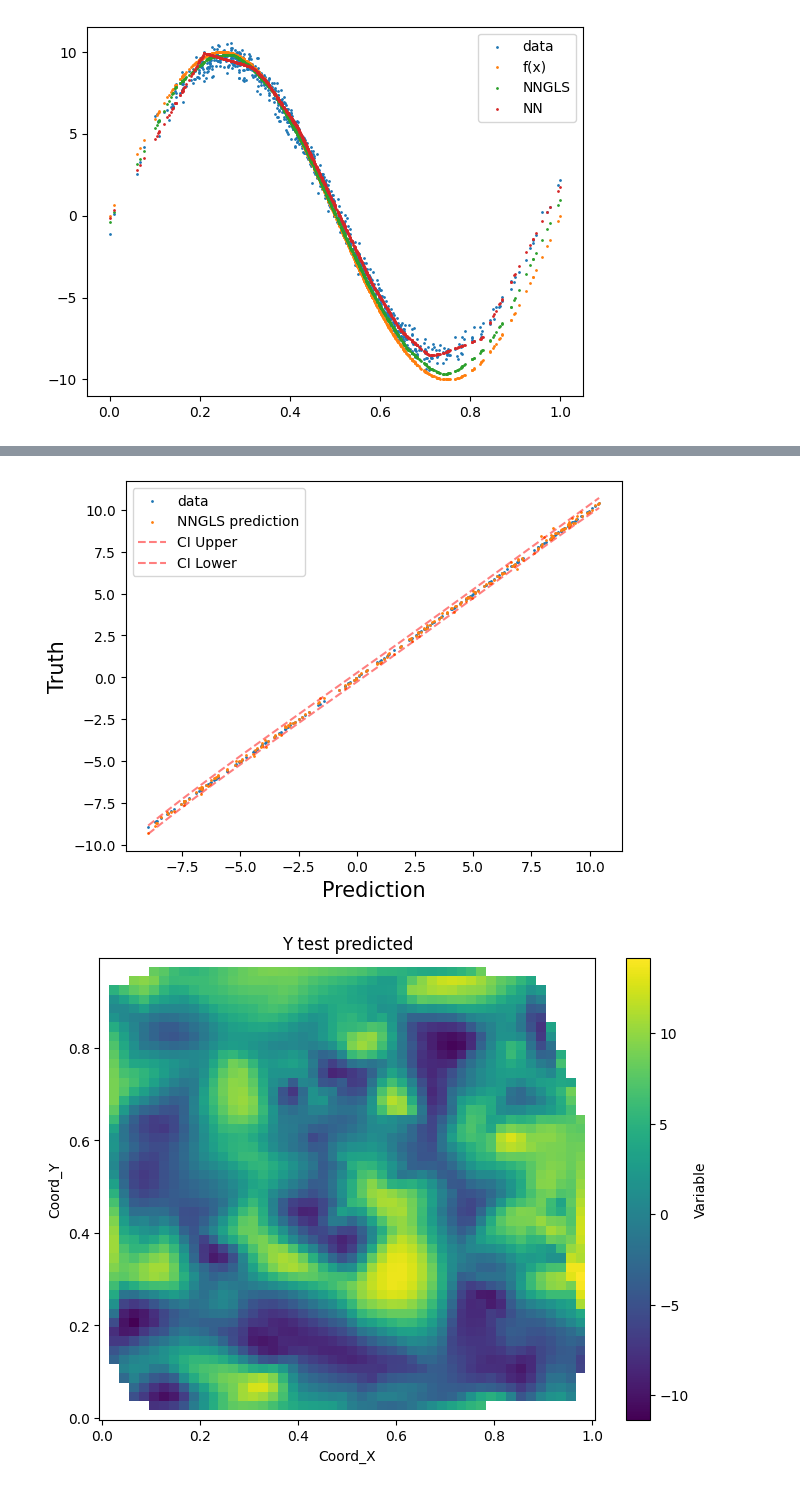
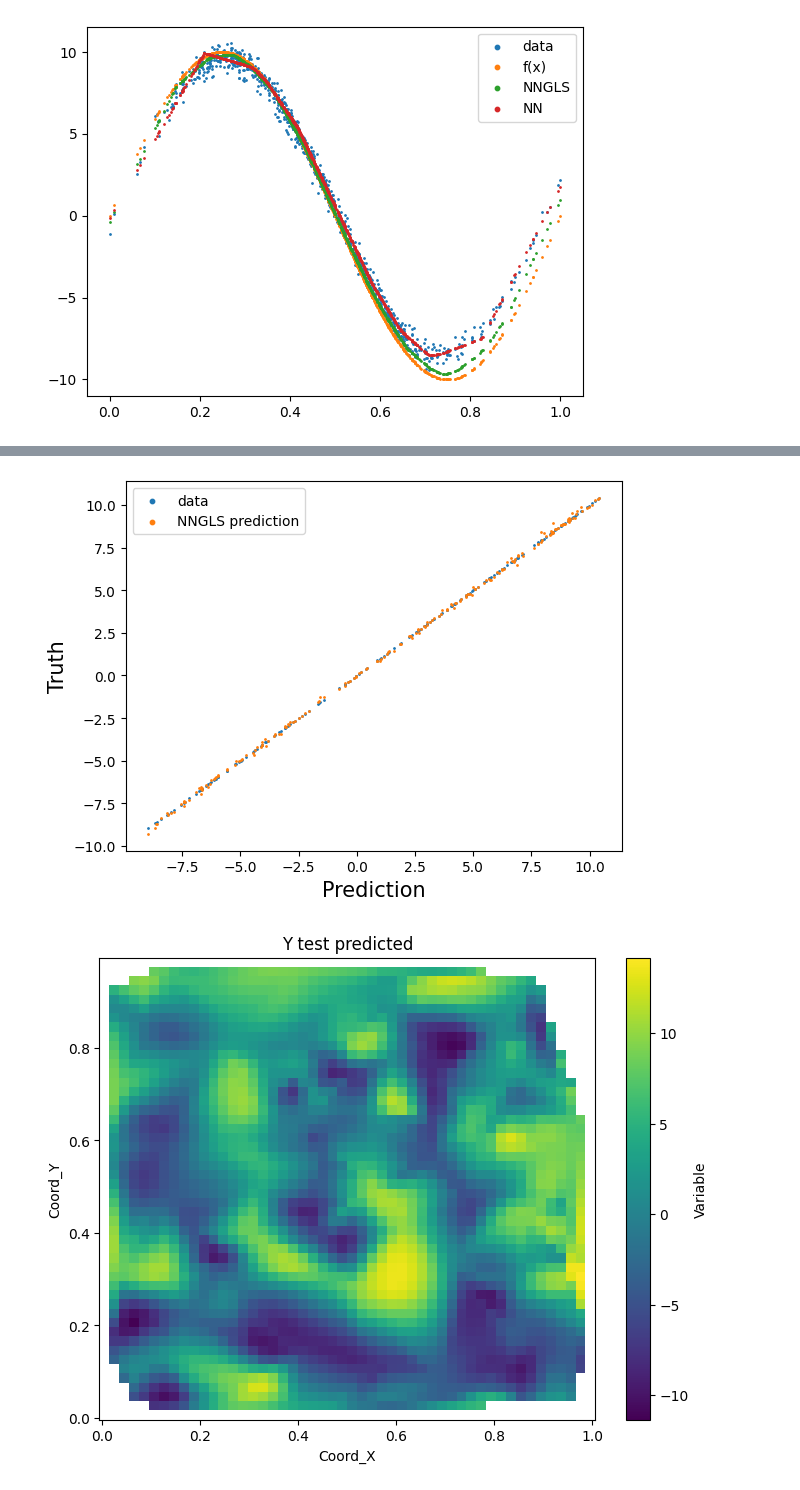
Before and after one commit to abhirupdatta/geospatial_stats_ML_short_course_2024, a Jupyter notebook: demo_code/Example_utils.ipynb, the cells around one changed output, grey strips where cells are left out. Saved outputs shown, nothing was run; the diff lists cells and outputs as text; code cells hidden in the pictures.

```diff
--- a/demo_code/Example_utils.ipynb
+++ b/demo_code/Example_utils.ipynb
@@ -211,7 +211,9 @@ plt.scatter(X.detach().numpy(), Y.detach().numpy(), s=1, label='data')
 plt.scatter(X.detach().numpy(), funXY(X.detach().numpy()), s=1, label='f(x)')
 plt.scatter(X.detach().numpy(), estimate, s=1, label='NNGLS')
 plt.scatter(X.detach().numpy(), mlp_nn(X).detach().numpy(), s=1, label='NN')
-plt.legend()
+lgnd = plt.legend()
+for handle in lgnd.legend_handles:
+    handle.set_sizes([10.0])
 plt.savefig(path + 'Estimation.png')
 # %% [output]
 [figure]
@@ -222,19 +224,23 @@ x_smooth = np.linspace(x_np.min(), x_np.max(), 200)  # Create finer x-points
 degree = 4
 U_fit = np.polyfit(x_np, test_CI_U, degree)
 L_fit = np.polyfit(x_np, test_CI_L, degree)
+Pred_fit = np.polyfit(x_np, test_predict, degree)
 
 # Evaluate the polynomial on a smooth grid
 y_smooth_U = np.polyval(U_fit, x_smooth)
 y_smooth_L = np.polyval(L_fit, x_smooth)
+y_smooth = np.polyval(Pred_fit, x_smooth)
 
 plt.clf()
 plt.scatter(data_test.x.detach().numpy(), data_test.y.detach().numpy(), s=1, label='data')
 plt.scatter(data_test.x.detach().numpy(), funXY(data_test.x.detach().numpy()), s=1, label='f(x)')
 plt.scatter(data_test.x.detach().numpy(), test_predict.detach().numpy(), s=1, label='NNGLS prediction')
-plt.plot(x_smooth, y_smooth_U, linestyle='--', label='NNGLS CI_U', color = 'red', alpha = 0.5)
-plt.plot(x_smooth, y_smooth_L, linestyle='--', label='NNGLS CI_L', color = 'red', alpha = 0.5)
-plt.legend()
+#plt.plot(x_smooth, y_smooth_U, linestyle='--', label='NNGLS CI_U', color = 'red', alpha = 0.5)
+#plt.plot(x_smooth, y_smooth_L, linestyle='--', label='NNGLS CI_L', color = 'red', alpha = 0.5)
 plt.xlabel("X", fontsize=15)
 plt.ylabel("Y", fontsize=15)
-plt.savefig(path + "Prediction_CI.png")
+lgnd = plt.legend()
+for handle in lgnd.legend_handles[:3]:
+    handle.set_sizes([10.0])
+plt.savefig(path + "Prediction_no_CI.png")
 # %% [output]
@@ -241,0 +248,13 @@ plt.savefig(path + "Prediction_CI.png")
+# %%
+plt.clf()
+plt.scatter(data_test.x.detach().numpy(), data_test.y.detach().numpy(), s=1, label='data')
+plt.scatter(data_test.x.detach().numpy(), funXY(data_test.x.detach().numpy()), s=1, label='f(x)')
+plt.scatter(x_smooth, y_smooth, s=1, label='NNGLS prediction')
+plt.plot(x_smooth, y_smooth_U, linestyle='--', label='NNGLS CI_U', color = 'red', alpha = 0.5)
+plt.plot(x_smooth, y_smooth_L, linestyle='--', label='NNGLS CI_L', color = 'red', alpha = 0.5)
+plt.xlabel("X", fontsize=15)
+plt.ylabel("Y", fontsize=15)
+lgnd = plt.legend()
+for handle in lgnd.legend_handles[:3]:
+    handle.set_sizes([10.0])
+plt.savefig(path + "Prediction_smoothed_CI.png")
@@ -242,24 +263,26 @@ plt.savefig(path + "Prediction_CI.png")
 # %%
 x_np = data_test.y.detach().numpy().reshape(-1)
 degree = 4
 x_smooth = np.linspace(x_np.min(), x_np.max(), 200)  # Create finer x-points
 U_fit = np.polyfit(x_np, test_CI_U, degree)
 L_fit = np.polyfit(x_np, test_CI_L, degree)
 # Evaluate the polynomial on a smooth grid
 y_smooth_U = np.polyval(U_fit, x_smooth)
 y_smooth_L = np.polyval(L_fit, x_smooth)
 
 plt.clf()
 plt.scatter(data_test.y.detach().numpy(), data_test.y.detach().numpy(), s=1, label='data')
 plt.scatter(data_test.y.detach().numpy(), test_predict.detach().numpy(), s=1, label='NNGLS prediction')
 plt.plot(x_smooth, y_smooth_U, linestyle='--', label='CI Upper', color = 'red', alpha = 0.5)
 plt.plot(x_smooth, y_smooth_L, linestyle='--', label='CI Lower', color = 'red', alpha = 0.5)
-plt.legend()
 plt.xlabel("Prediction", fontsize=15)
 plt.ylabel("Truth", fontsize=15)
-plt.savefig(path + "Prediction_vs_CI.png")
+lgnd = plt.legend()
+for handle in lgnd.legend_handles[:2]:
+    handle.set_sizes([10.0])
+plt.savefig(path + "Prediction_vs_no_CI.png")
 # %% [output]
-[figure, old version]
+[figure, new version]
 # %%
 geospaNN.spatial_plot_surface(data_test.y.detach().numpy(), data_test.pos.detach().numpy(),
                               grid_resolution = 50, method = "CloughTocher",
```
Also changed, not shown: parts of 2 cells of this notebook, 9 other files.
